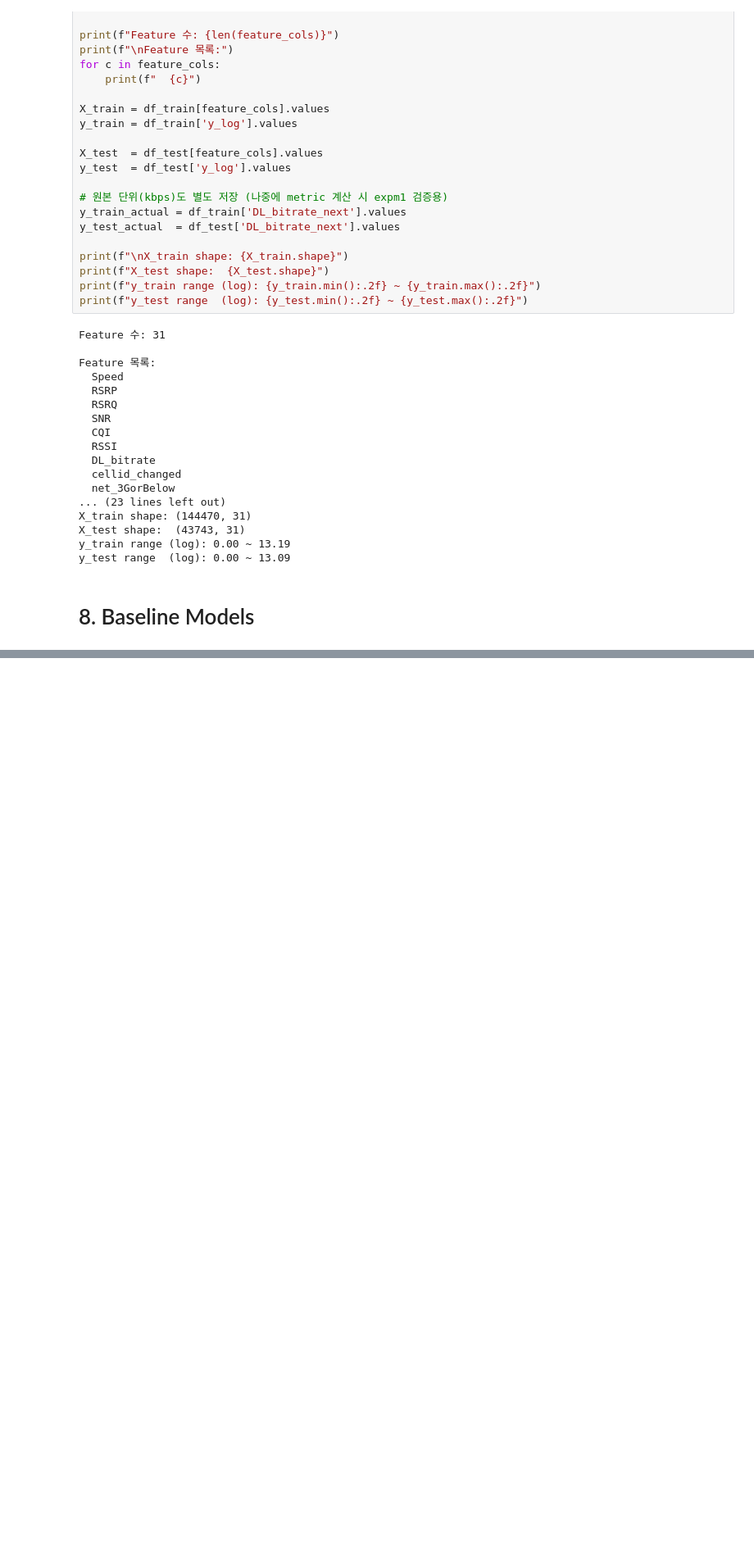
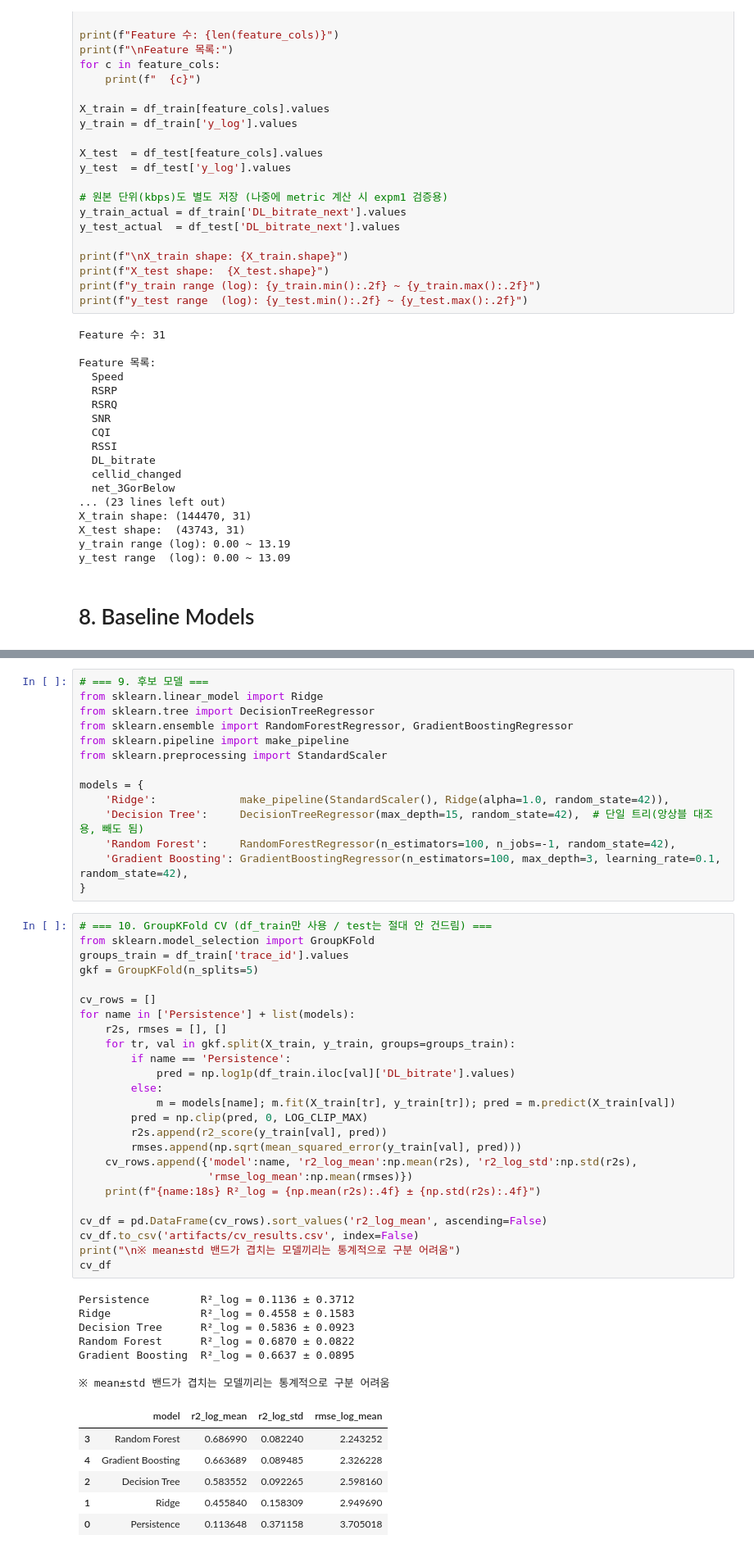
Before and after one commit to westiion/5g-throughput-prediction, a Jupyter notebook: 5g-throughput-prediction.ipynb, the cells around one changed output, grey strips where cells are left out. Shown at 82% size. Drawn from its saved outputs; the diff is of its cells as text; blank space fills up the shorter version.

```diff
--- a/5g-throughput-prediction.ipynb
+++ b/5g-throughput-prediction.ipynb
@@ -828,0 +656,53 @@ Persistence baseline 2.039675e+04  6839.445283    0.787939  4.119178 0.158447
+# %%
+# === 9. 후보 모델 ===
+from sklearn.linear_model import Ridge
+from sklearn.tree import DecisionTreeRegressor
+from sklearn.ensemble import RandomForestRegressor, GradientBoostingRegressor
+from sklearn.pipeline import make_pipeline
+from sklearn.preprocessing import StandardScaler
+
+models = {
+    'Ridge':             make_pipeline(StandardScaler(), Ridge(alpha=1.0, random_state=42)),
+    'Decision Tree':     DecisionTreeRegressor(max_depth=15, random_state=42),  # 단일 트리(앙상블 대조용, 빼도 됨)
+    'Random Forest':     RandomForestRegressor(n_estimators=100, n_jobs=-1, random_state=42),
+    'Gradient Boosting': GradientBoostingRegressor(n_estimators=100, max_depth=3, learning_rate=0.1, random_state=42),
+}
+# %%
+# === 10. GroupKFold CV (df_train만 사용 / test는 절대 안 건드림) ===
+from sklearn.model_selection import GroupKFold
+groups_train = df_train['trace_id'].values
+gkf = GroupKFold(n_splits=5)
+
+cv_rows = []
+for name in ['Persistence'] + list(models):
+    r2s, rmses = [], []
+    for tr, val in gkf.split(X_train, y_train, groups=groups_train):
+        if name == 'Persistence':
+            pred = np.log1p(df_train.iloc[val]['DL_bitrate'].values)
+        else:
+            m = models[name]; m.fit(X_train[tr], y_train[tr]); pred = m.predict(X_train[val])
+        pred = np.clip(pred, 0, LOG_CLIP_MAX)
+        r2s.append(r2_score(y_train[val], pred))
+        rmses.append(np.sqrt(mean_squared_error(y_train[val], pred)))
+    cv_rows.append({'model':name, 'r2_log_mean':np.mean(r2s), 'r2_log_std':np.std(r2s),
+                    'rmse_log_mean':np.mean(rmses)})
+    print(f"{name:18s} R²_log = {np.mean(r2s):.4f} ± {np.std(r2s):.4f}")
+
+cv_df = pd.DataFrame(cv_rows).sort_values('r2_log_mean', ascending=False)
+cv_df.to_csv('artifacts/cv_results.csv', index=False)
+print("\n※ mean±std 밴드가 겹치는 모델끼리는 통계적으로 구분 어려움")
+cv_df
+# %% [output]
+Persistence        R²_log = 0.1136 ± 0.3712
+Ridge              R²_log = 0.4558 ± 0.1583
+Decision Tree      R²_log = 0.5836 ± 0.0923
+Random Forest      R²_log = 0.6870 ± 0.0822
+Gradient Boosting  R²_log = 0.6637 ± 0.0895
+
+※ mean±std 밴드가 겹치는 모델끼리는 통계적으로 구분 어려움
+|  | model | r2_log_mean | r2_log_std | rmse_log_mean |
+| 3 | Random Forest | 0.686990 | 0.082240 | 2.243252 |
+| 4 | Gradient Boosting | 0.663689 | 0.089485 | 2.326228 |
+| 2 | Decision Tree | 0.583552 | 0.092265 | 2.598160 |
+| 1 | Ridge | 0.455840 | 0.158309 | 2.949690 |
+| 0 | Persistence | 0.113648 | 0.371158 | 3.705018 |
```
Also changed, not shown: parts of 21 cells of this notebook.
